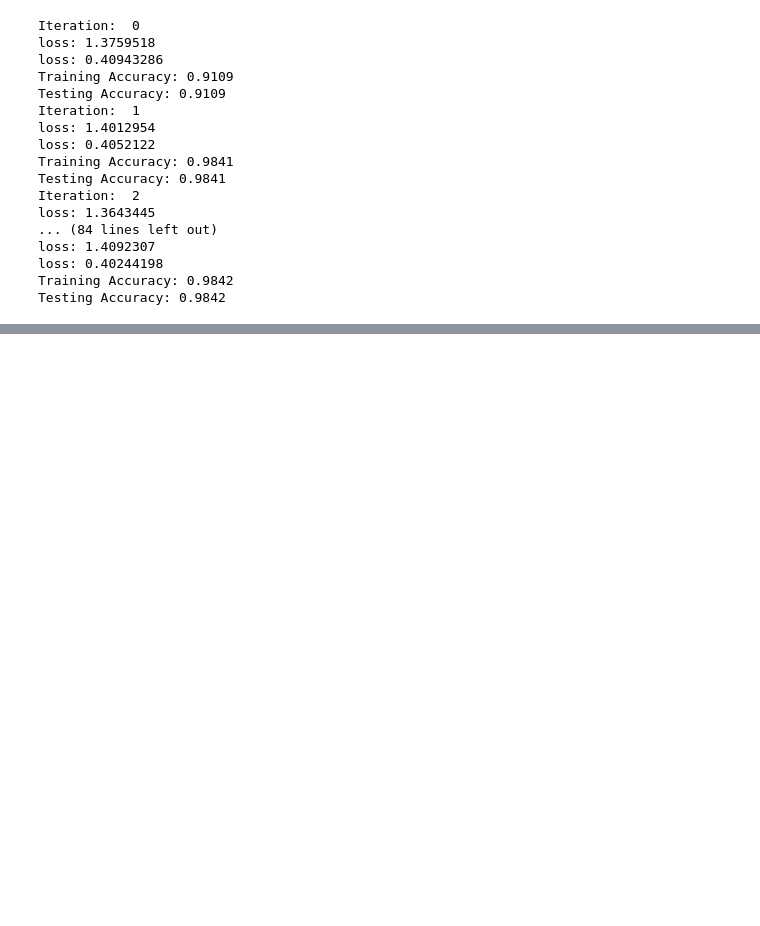
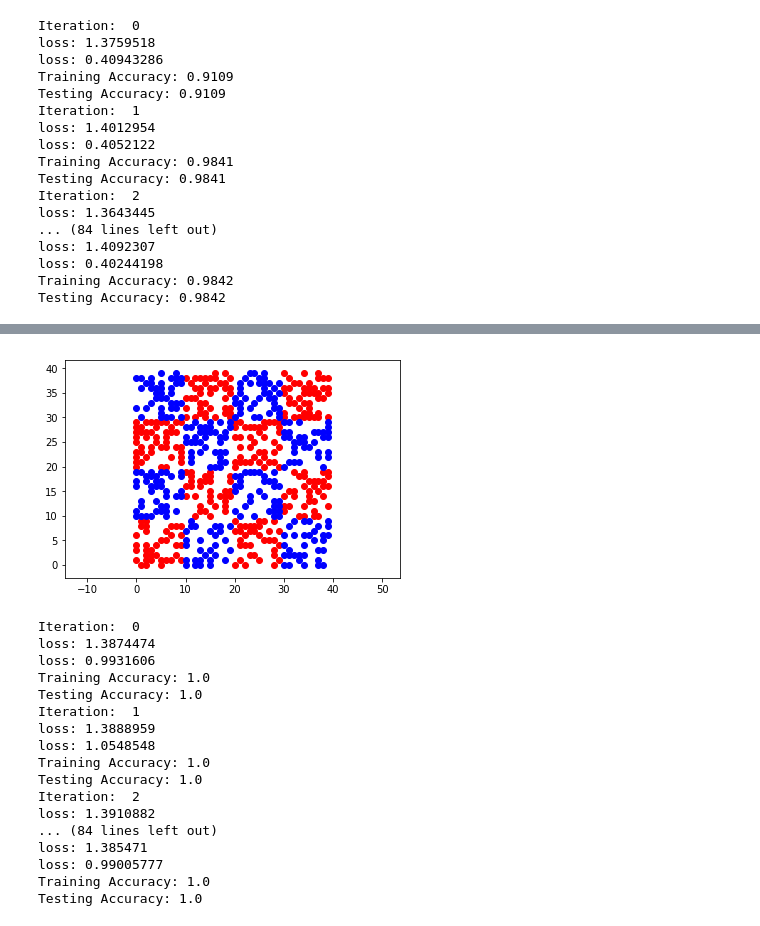
Before and after one commit to shudaniel/tensorflow_practice, a Jupyter notebook: Tensorflow practice.ipynb, the cells around one changed output, grey strips where cells are left out. Saved outputs shown, nothing was run; the diff lists cells and outputs as text; code cells hidden in the pictures; blank space fills up the shorter version.

```diff
--- a/Tensorflow practice.ipynb
+++ b/Tensorflow practice.ipynb
@@ -230,0 +288,30 @@ EX: from 10000 updates, 100 images were built. Then i will train my model and be
+# %%
+data_x, data_y, shape = extract_data('checkerboard_big.txt', num_labels)
+
+# Randomly take 1000 pixels to test on. The training set is only 600
+train_x, train_y, test_x, test_y = create_training_and_testing_sets(data_x, data_y, shape, 1000)
+draw_image(train_x)
+
+for i in range(20):
+    print("Iteration: ", i )
+    x, y, init, train_op, loss, accuracy = build_model()
+    run(x, y, init, train_op, loss, accuracy, train_x, train_y, test_x, test_y )
+# %% [output]
+[figure, added]
+Iteration:  0
+loss: 1.3874474
+loss: 0.9931606
+Training Accuracy: 1.0
+Testing Accuracy: 1.0
+Iteration:  1
+loss: 1.3888959
+loss: 1.0548548
+Training Accuracy: 1.0
+Testing Accuracy: 1.0
+Iteration:  2
+loss: 1.3910882
+... (84 lines left out)
+loss: 1.385471
+loss: 0.99005777
+Training Accuracy: 1.0
+Testing Accuracy: 1.0
```
Also changed, not shown: parts of 14 cells of this notebook.
